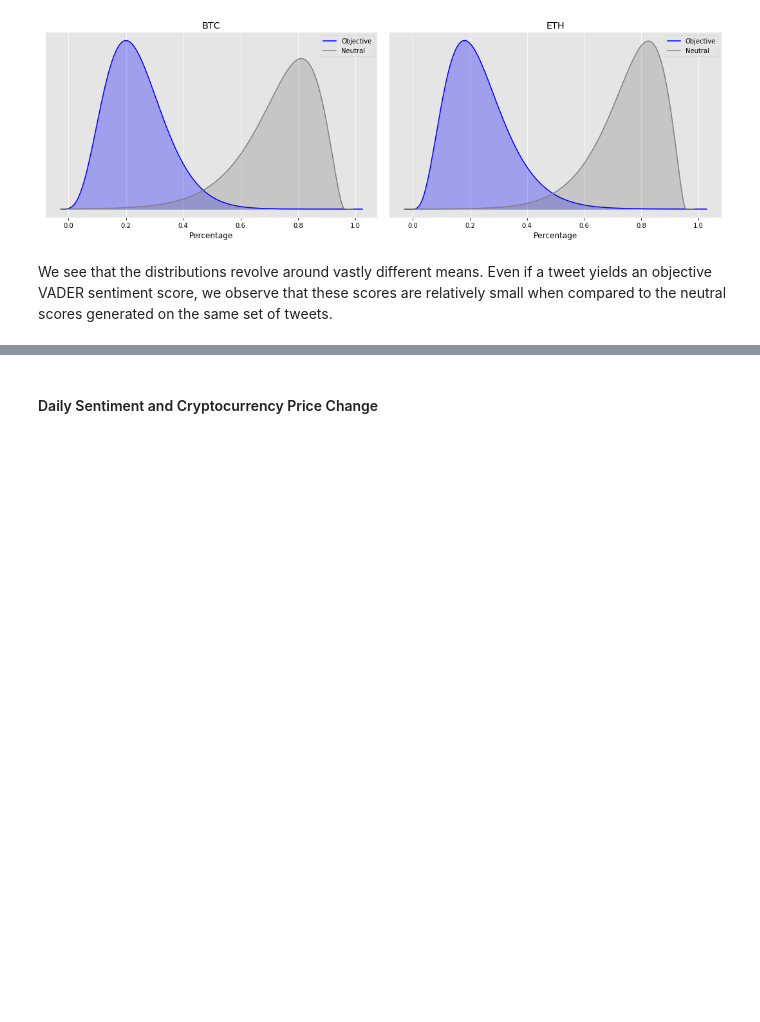
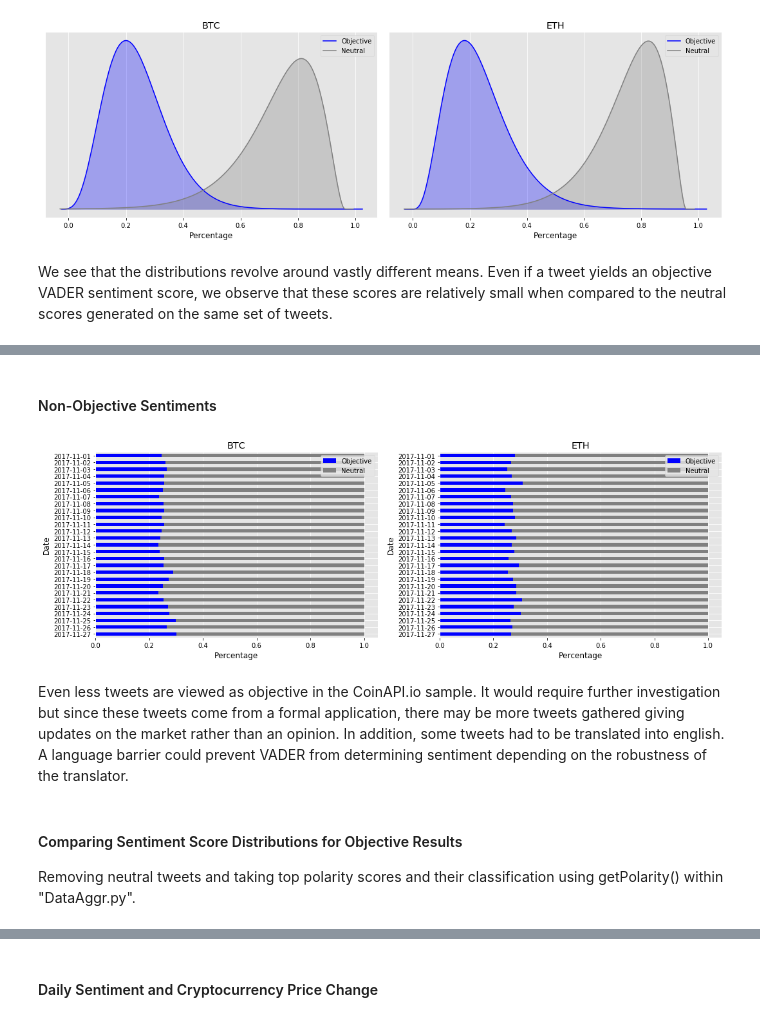
Before and after one commit to jba17/MSDS_Capstone, a Jupyter notebook: Capstone_AbrahamHigdonNelson.ipynb, the cells around one changed output, grey strips where cells are left out. Cells and saved outputs as stored; diff of their text form; code cells hidden in the pictures; blank space fills up the shorter version.

```diff
--- a/Capstone_AbrahamHigdonNelson.ipynb
+++ b/Capstone_AbrahamHigdonNelson.ipynb
@@ -183,0 +250,21 @@ We see that the distributions revolve around vastly different means.  Even if a
+# %%
+df_BTC2 = fetchSentiments("coin_tweets","Bitcoin")
+
+df_ETH2 = fetchSentiments("coin_tweets","ETH")
+# %% [markdown]
+<h4>Non-Objective Sentiments</h4>
+# %%
+fig, (ax1, ax2) = plt.subplots(1,2, figsize=(15,5))
+objectivePercent(df_BTC2, ax1, title='BTC')
+objectivePercent(df_ETH2, ax2, title='ETH')
+
+plt.savefig('figures/objectivePercent2.png', bbox_inches='tight')
+# %% [output]
+[figure, added]
+# %% [markdown]
+Even less tweets are viewed as objective in the CoinAPI.io sample.  It would require further investigation but since these tweets come from a formal application, there may be more tweets gathered giving updates on the market rather than an opinion.  In addition, some tweets had to be translated into english.  A language barrier could prevent VADER from determining sentiment depending on the robustness of the translator.
+# %% [markdown]
+<h4> Comparing Sentiment Score Distributions for Objective Results </h4>
+
+
+Removing neutral tweets and taking top polarity scores and their classification using getPolarity() within "DataAggr.py".
```
Also changed, not shown: parts of 22 cells of this notebook, 7 other files.
